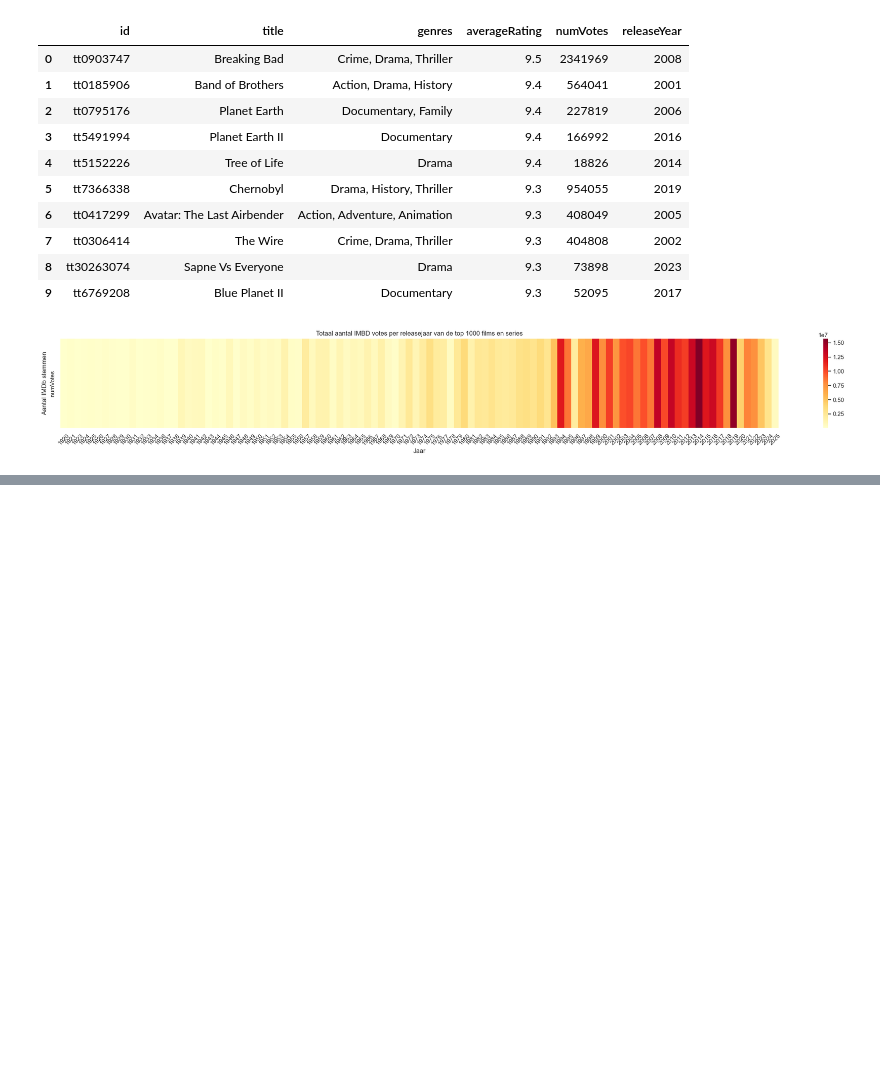
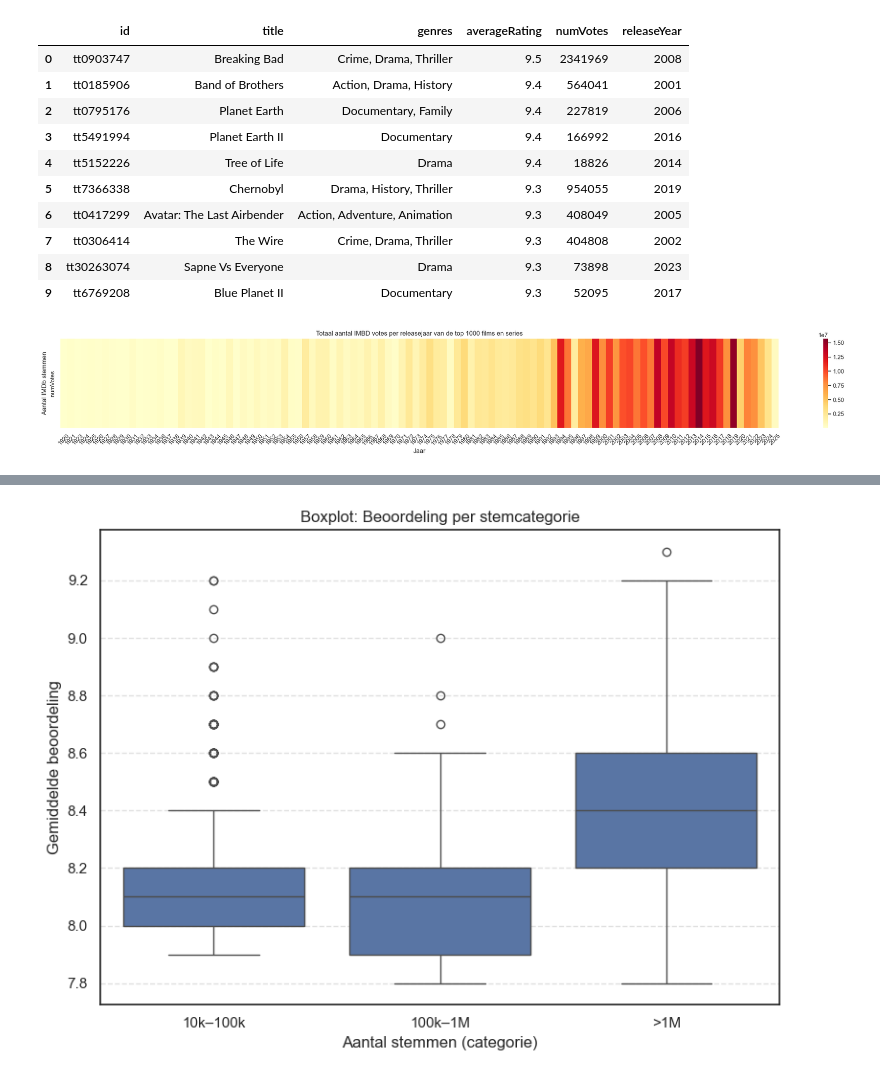
Before and after one commit to WuStanley2006/InfoVis, a Jupyter notebook: main.ipynb, the cells around one changed output, grey strips where cells are left out. Cells and saved outputs as stored; diff of their text form; code cells hidden in the pictures; blank space fills up the shorter version.

```diff
--- a/main.ipynb
+++ b/main.ipynb
@@ -458,0 +435,18 @@ plt.show()
+# %%
+df = pd.read_csv("movies.csv")
+
+# Categoriseer het aantal stemmen
+bins = [10000, 100000, 1000000, float('inf')]
+labels = ['10k–100k', '100k–1M', '>1M']
+df['vote_category'] = pd.cut(df['numVotes'], bins=bins, labels=labels)
+
+plt.figure(figsize=(8, 6))
+sns.boxplot(data=df, x='vote_category', y='averageRating')
+plt.xlabel('Aantal stemmen (categorie)')
+plt.ylabel('Gemiddelde beoordeling')
+plt.title('Boxplot: Beoordeling per stemcategorie')
+plt.grid(axis='y', linestyle='--', alpha=0.6)
+plt.tight_layout()
+plt.show()
+# %% [output]
+[figure, added]
```
Also changed, not shown: parts of 3 cells of this notebook.
